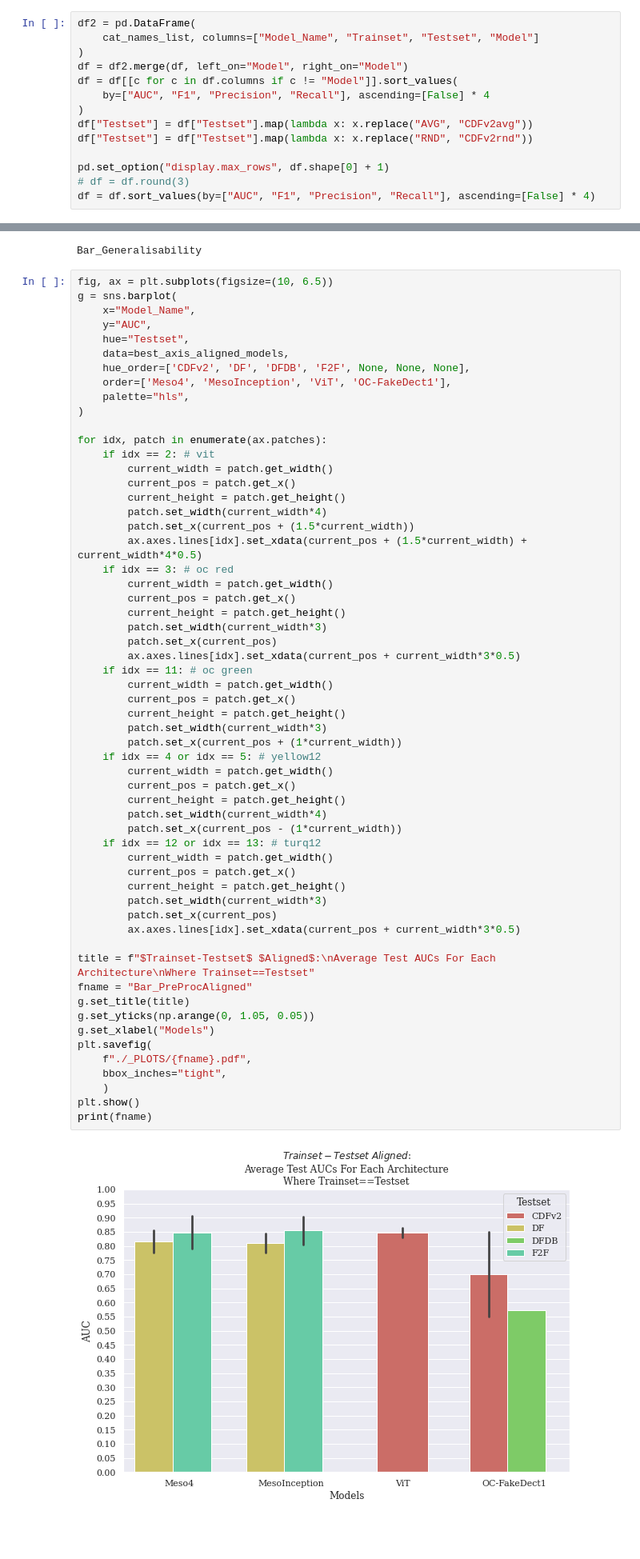
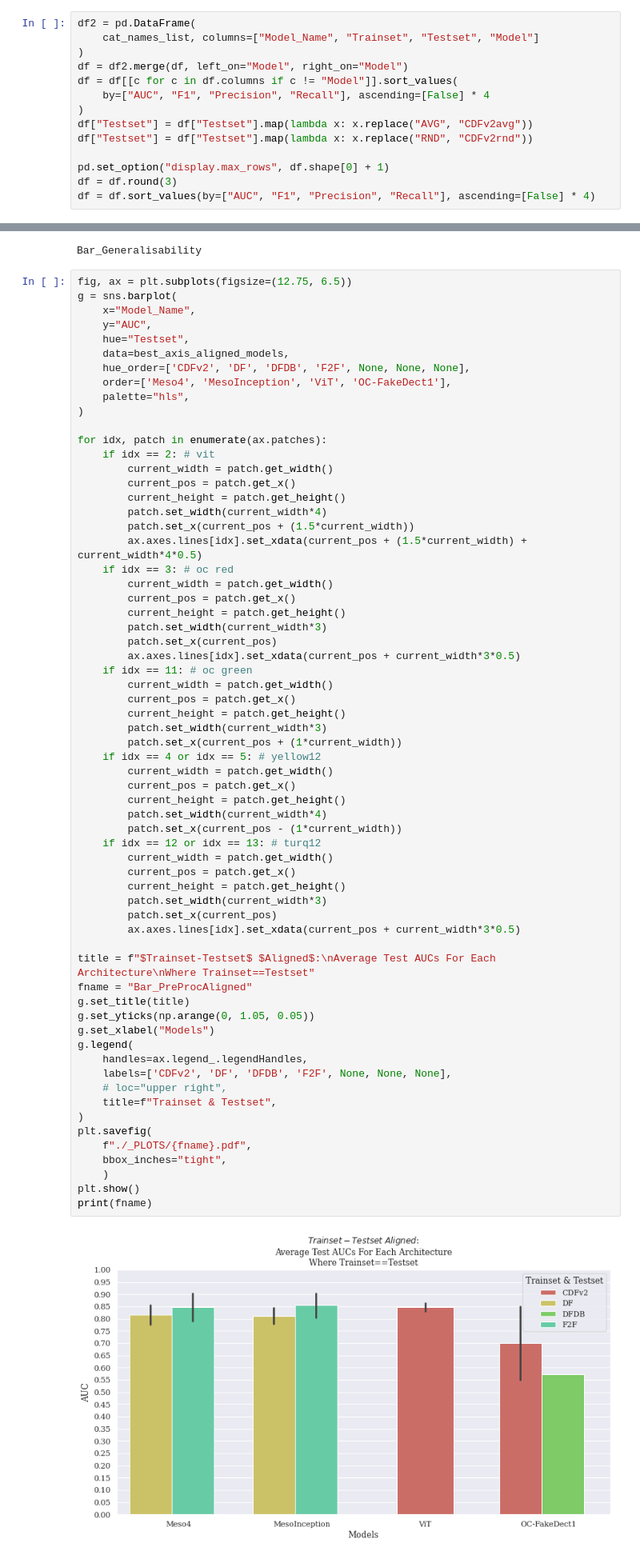
Before and after one commit to zsxkib/MInf-2.0-DeepFake-Detection, a Jupyter notebook: Collate_Results.ipynb, the cells around one changed output, grey strips where cells are left out. Shown at 80% size. Cells and saved outputs as stored; diff of their text form; blank space fills up the shorter version.

Commit message:
minor labeling changes

```diff
--- a/Collate_Results.ipynb
+++ b/Collate_Results.ipynb
@@ -258,7 +258,7 @@ df["Testset"] = df["Testset"].map(lambda x: x.replace("AVG", "CDFv2avg"))
 df["Testset"] = df["Testset"].map(lambda x: x.replace("RND", "CDFv2rnd"))
 
 pd.set_option("display.max_rows", df.shape[0] + 1)
-# df = df.round(3)
+df = df.round(3)
 df = df.sort_values(by=["AUC", "F1", "Precision", "Recall"], ascending=[False] * 4)
 # %%
 df["is_RAE"] = 0
@@ -471,7 +516,7 @@ print(fname)
 [figure]
 Bar_Generalisability
 # %%
-fig, ax = plt.subplots(figsize=(10, 6.5))
+fig, ax = plt.subplots(figsize=(12.75, 6.5))
 g = sns.barplot(
     x="Model_Name",
     y="AUC",
@@ -502,34 +547,40 @@ for idx, patch in enumerate(ax.patches):
         current_pos = patch.get_x()
         current_height = patch.get_height()
         patch.set_width(current_width*3)
         patch.set_x(current_pos + (1*current_width))
     if idx == 4 or idx == 5: # yellow12
         current_width = patch.get_width()
         current_pos = patch.get_x()
         current_height = patch.get_height()
         patch.set_width(current_width*4)
         patch.set_x(current_pos - (1*current_width))
     if idx == 12 or idx == 13: # turq12
         current_width = patch.get_width()
         current_pos = patch.get_x()
         current_height = patch.get_height()
         patch.set_width(current_width*3)
         patch.set_x(current_pos)
         ax.axes.lines[idx].set_xdata(current_pos + current_width*3*0.5)
 
 title = f"$Trainset-Testset$ $Aligned$:\nAverage Test AUCs For Each Architecture\nWhere Trainset==Testset"
 fname = "Bar_PreProcAligned"
 g.set_title(title)
 g.set_yticks(np.arange(0, 1.05, 0.05))
 g.set_xlabel("Models")
+g.legend(
+    handles=ax.legend_.legendHandles,
+    labels=['CDFv2', 'DF', 'DFDB', 'F2F', None, None, None],
+    # loc="upper right",
+    title=f"Trainset & Testset",
+)
 plt.savefig(
     f"./_PLOTS/{fname}.pdf",
     bbox_inches="tight",
     )
 plt.show()
 print(fname)
 # %% [output]
-[figure, old version]
+[figure, new version]
 Bar_PreProcAligned
 # %% [markdown]
 ### Pre-Processing
```
Also changed, not shown: parts of 17 cells of this notebook, 14 other files.
